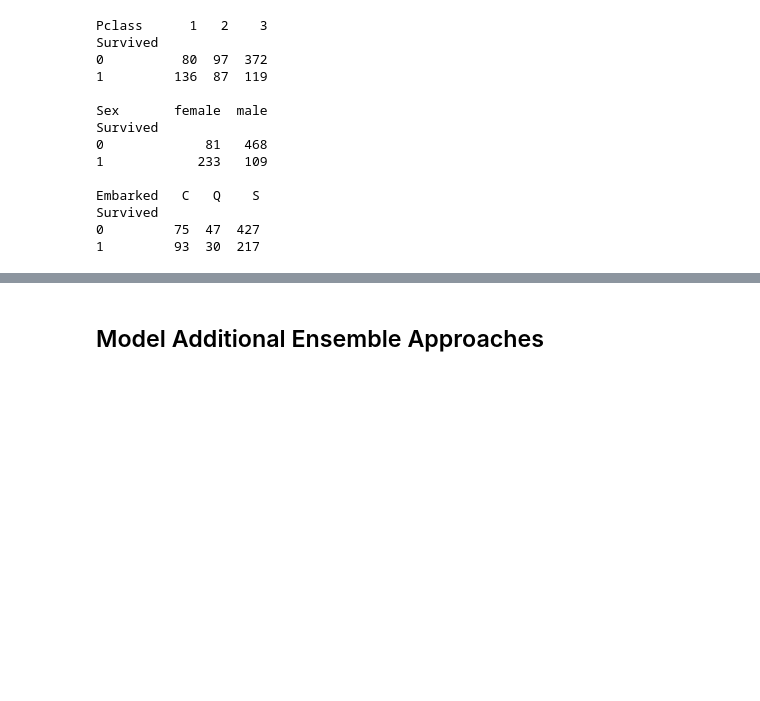
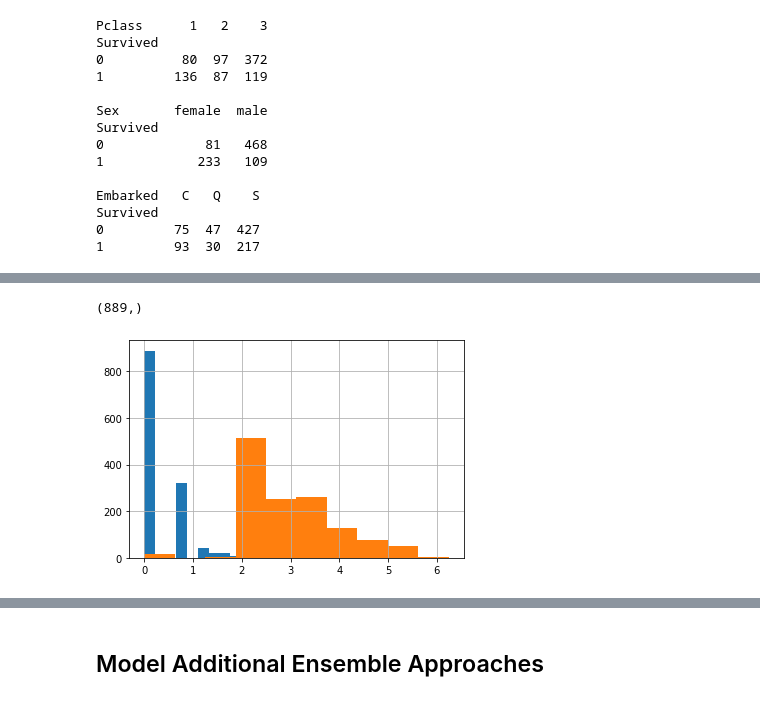
Before and after one commit to Steve-YJ/Explore-Kaggle, a Jupyter notebook: Day1_Titanic_Project_Example.ipynb, the cells around one changed output, grey strips where cells are left out. Saved outputs shown, nothing was run; the diff lists cells and outputs as text; code cells hidden in the pictures; blank space fills up the shorter version.

```diff
--- a/Day1_Titanic_Project_Example.ipynb
+++ b/Day1_Titanic_Project_Example.ipynb
@@ -316,0 +327,5 @@ Survived
+# %%
+# create categories based on the cabin letter (n stands for null)
+# in this case we will treat null values like it's own category
+
+training['cabin_adv'] = training.Cabin.apply(lambda x: str(x)[0])
@@ -316,0 +351,5 @@ Survived
+# %%
+#understand ticket values better
+#numeric vs non numeric
+training['numeric_ticket'] = training.Ticket.apply(lambda x: 1 if x.isnumeric() else 0)
+training['ticket_letters'] = training.Ticket.apply(lambda x: ''.join(x.split(' ')[:-1]).replace('.','').replace('/','').lower() if len(x.split(' ')[:-1]) >0 else 0)
@@ -316,0 +370,5 @@ Survived
+# %%
+#feature engineering on person's title
+training.Name.head(50)
+training['name_title'] = training.Name.apply(lambda x: x.split(',')[1].split('.')[0].strip())
+#mr., ms., master. etc
@@ -316,0 +410,41 @@ Survived
+# %%
+#create all categorical variables that we did above for both training and test sets
+all_data['cabin_multiple'] = all_data.Cabin.apply(lambda x: 0 if pd.isna(x) else len(x.split(' ')))
+all_data['cabin_adv'] = all_data.Cabin.apply(lambda x: str(x)[0])
+all_data['numeric_ticket'] = all_data.Ticket.apply(lambda x: 1 if x.isnumeric() else 0)
+all_data['ticket_letters'] = all_data.Ticket.apply(lambda x: ''.join(x.split(' ')[:-1]).replace('.','').replace('/','').lower() if len(x.split(' ')[:-1]) >0 else 0)
+all_data['name_title'] = all_data.Name.apply(lambda x: x.split(',')[1].split('.')[0].strip())
+
+#impute nulls for continuous data
+#all_data.Age = all_data.Age.fillna(training.Age.mean())
+all_data.Age = all_data.Age.fillna(training.Age.median())
+#all_data.Fare = all_data.Fare.fillna(training.Fare.mean())
+all_data.Fare = all_data.Fare.fillna(training.Fare.median())
+
+#drop null 'embarked' rows. Only 2 instances of this in training and 0 in test
+all_data.dropna(subset=['Embarked'],inplace = True)
+
+#tried log norm of sibsp (not used)
+all_data['norm_sibsp'] = np.log(all_data.SibSp+1)
+all_data['norm_sibsp'].hist()
+
+# log norm of fare (used)
+all_data['norm_fare'] = np.log(all_data.Fare+1)
+all_data['norm_fare'].hist()
+
+# converted fare to category for pd.get_dummies()
+all_data.Pclass = all_data.Pclass.astype(str)
+
+#created dummy variables from categories (also can use OneHotEncoder)
+all_dummies = pd.get_dummies(all_data[['Pclass','Sex','Age','SibSp','Parch','norm_fare','Embarked','cabin_adv','cabin_multiple','numeric_ticket','name_title','train_test']])
+
+#Split to train test again
+X_train = all_dummies[all_dummies.train_test == 1].drop(['train_test'], axis =1)
+X_test = all_dummies[all_dummies.train_test == 0].drop(['train_test'], axis =1)
+
+
+y_train = all_data[all_data.train_test==1].Survived
+y_train.shape
+# %% [output]
+(889,)
+[figure, added]
```
Also changed, not shown: parts of 44 cells of this notebook.
